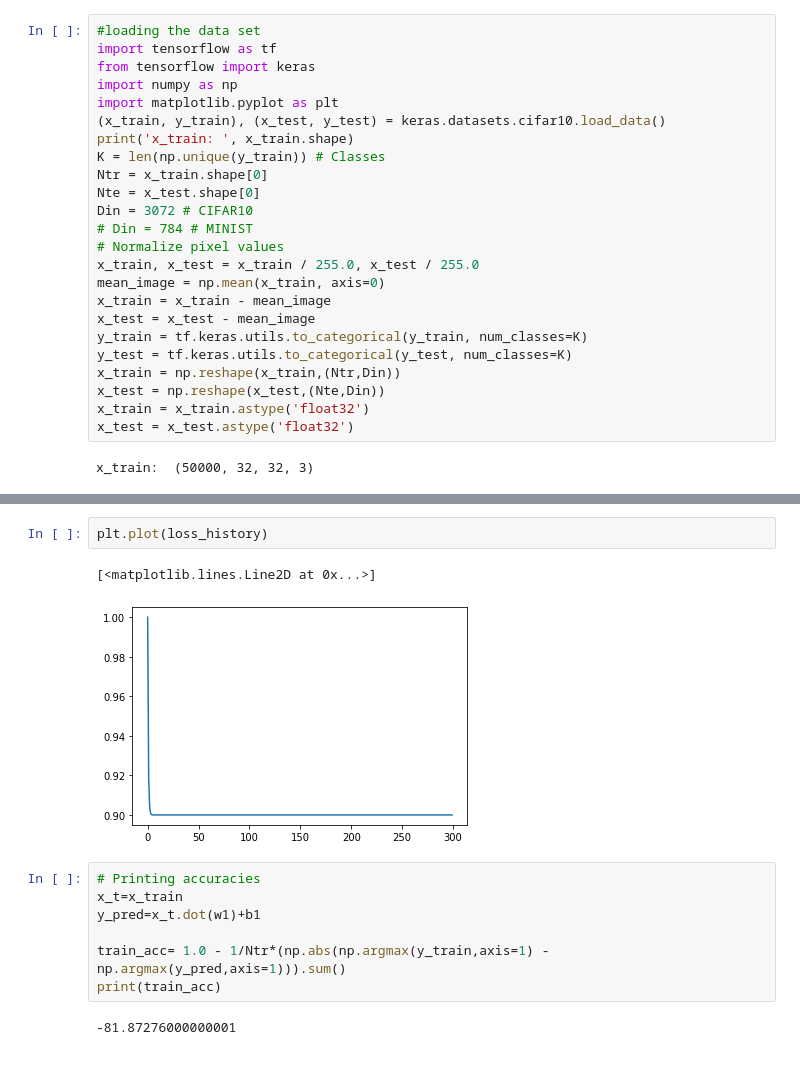
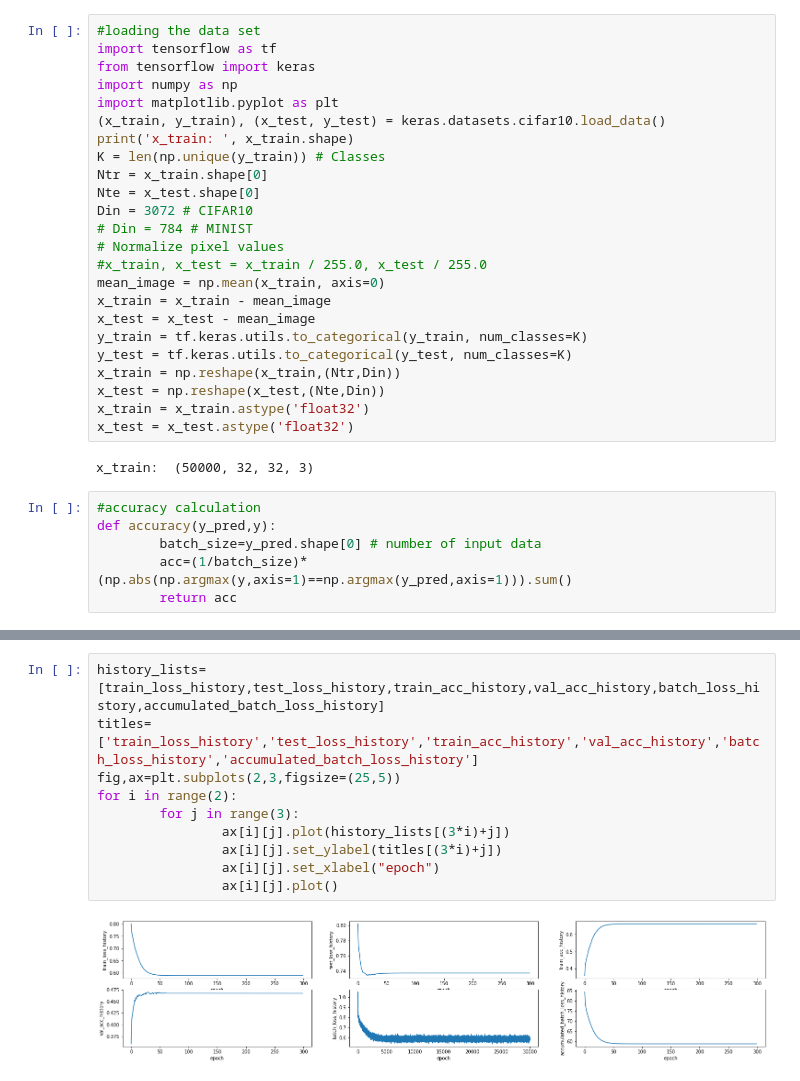
Before and after one commit to DinithiSilva/EN2550_Assignment4, a Jupyter notebook: part3.ipynb, the cells around one changed output, grey strips where cells are left out. Drawn from its saved outputs; the diff is of its cells as text.

```diff
--- a/part3.ipynb
+++ b/part3.ipynb
@@ -12,7 +12,7 @@ Nte = x_test.shape[0]
 Din = 3072 # CIFAR10
 # Din = 784 # MINIST
 # Normalize pixel values
-x_train, x_test = x_train / 255.0, x_test / 255.0
+#x_train, x_test = x_train / 255.0, x_test / 255.0
 mean_image = np.mean(x_train, axis=0)
 x_train = x_train - mean_image
 x_test = x_test - mean_image
@@ -24,6 +24,12 @@ x_train = x_train.astype('float32')
 x_test = x_test.astype('float32')
 # %% [output]
 x_train:  (50000, 32, 32, 3)
+# %%
+#accuracy calculation
+def accuracy(y_pred,y):
+        batch_size=y_pred.shape[0] # number of input data
+        acc=(1/batch_size)*(np.abs(np.argmax(y,axis=1)==np.argmax(y_pred,axis=1))).sum()
+        return acc
 # %%
 H=200
 std=1e-6
@@ -96,14 +128,12 @@ b2: (10,)
-# %%
-plt.plot(loss_history)
-# %% [output]
-[<matplotlib.lines.Line2D at 0x...>]
-[figure, removed]
-# %%
-# Printing accuracies
-x_t=x_train
-y_pred=x_t.dot(w1)+b1
-
-train_acc= 1.0 - 1/Ntr*(np.abs(np.argmax(y_train,axis=1) - np.argmax(y_pred,axis=1))).sum()
-print(train_acc)
-# %% [output]
--81.87276000000001
+# %%
+history_lists=[train_loss_history,test_loss_history,train_acc_history,val_acc_history,batch_loss_history,accumulated_batch_loss_history]
+titles=['train_loss_history','test_loss_history','train_acc_history','val_acc_history','batch_loss_history','accumulated_batch_loss_history']
+fig,ax=plt.subplots(2,3,figsize=(25,5))
+for i in range(2):
+        for j in range(3):
+                ax[i][j].plot(history_lists[(3*i)+j])
+                ax[i][j].set_ylabel(titles[(3*i)+j])
+                ax[i][j].set_xlabel("epoch")
+                ax[i][j].plot()
+# %% [output]
+[figure, added]
```
Also changed, not shown: parts of 1 cell of this notebook, 3 other files.
